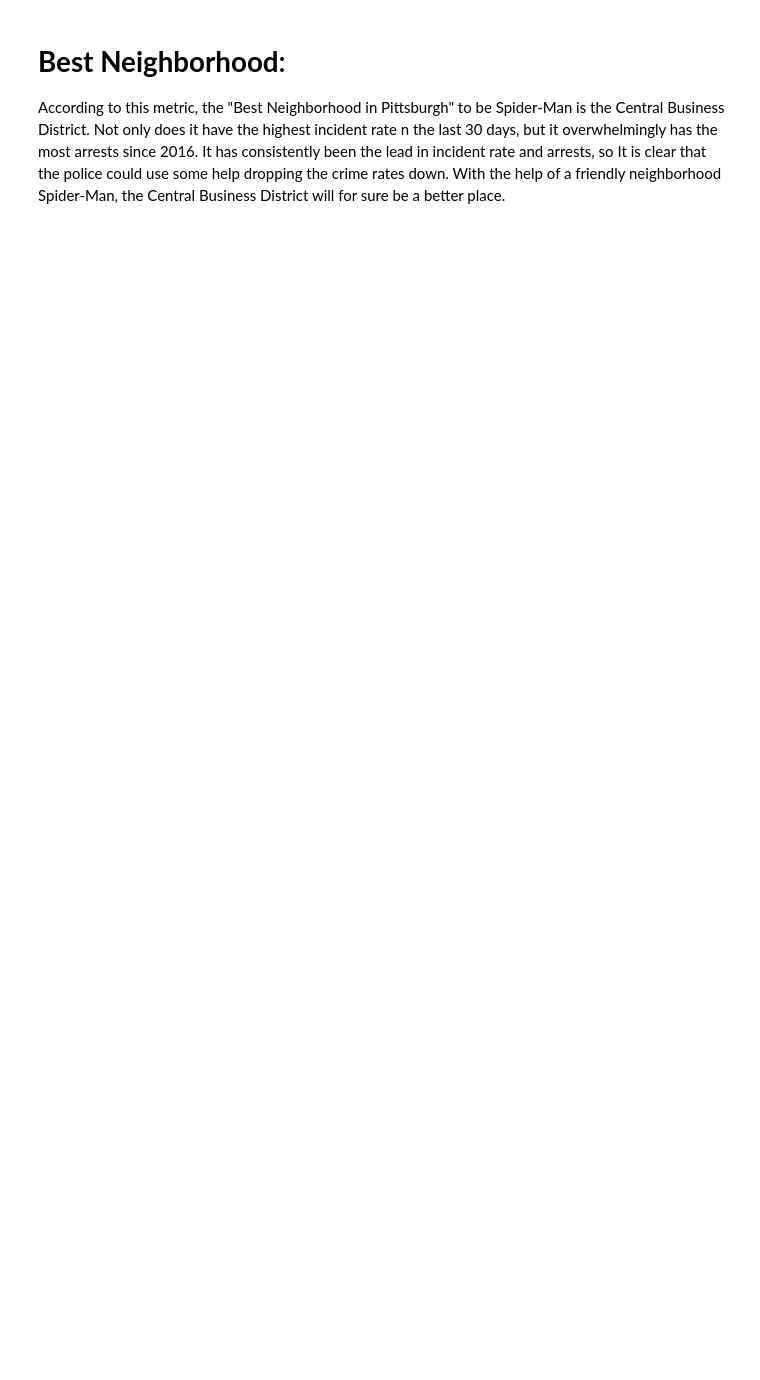
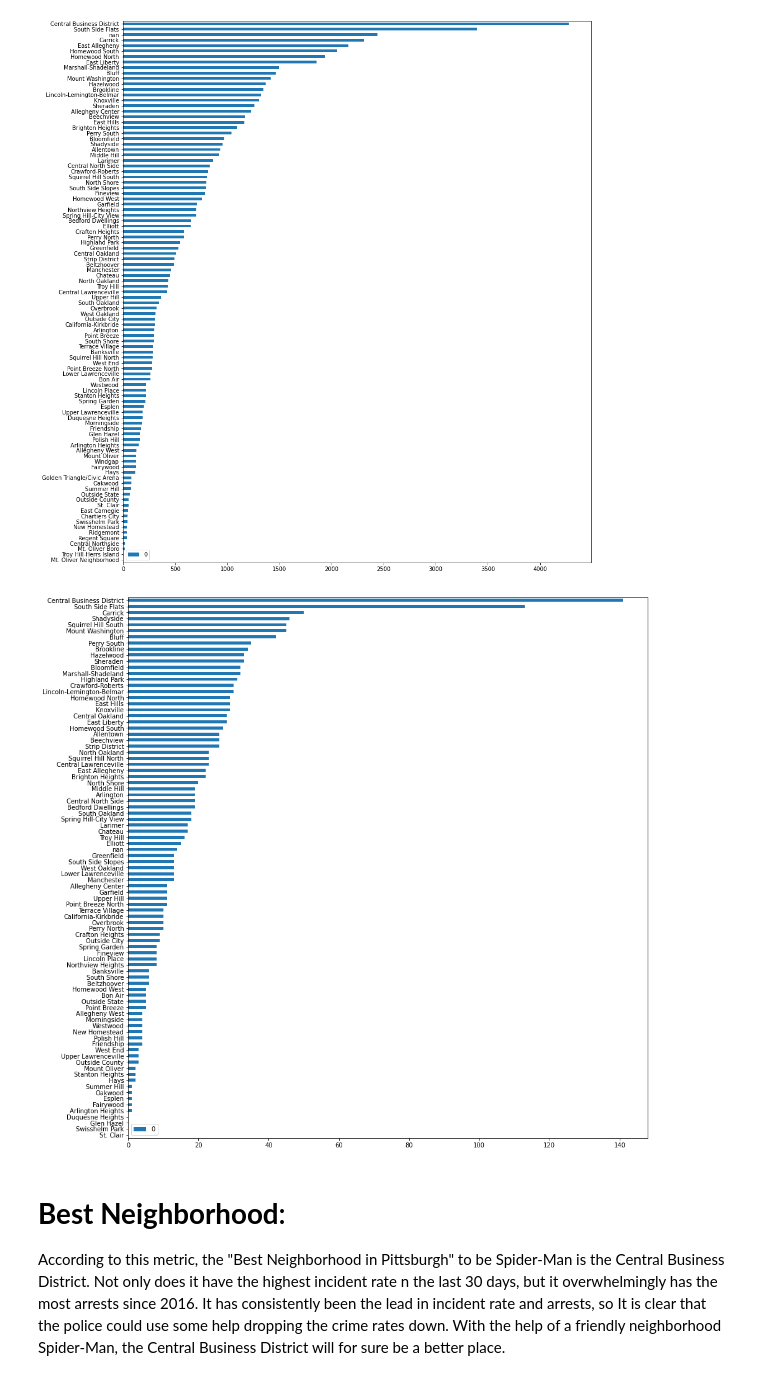
Before and after one commit to ConnorReger/FinalProject, a Jupyter notebook: Connor.ipynb, the cells around one changed output. Saved outputs shown, nothing was run; the diff lists cells and outputs as text; code cells hidden in the pictures; blank space fills up the shorter version.

```diff
--- a/Connor.ipynb
+++ b/Connor.ipynb
@@ -62,16 +34,13 @@ neighborhoods.head(10)
 # %%
-import numpy as np
-%matplotlib inline
-import matplotlib.pyplot as plt
+incidents = pd.read_csv('Incidents.csv')
+data2 = {}
+for index, row in incidents.iterrows():
+    if row.INCIDENTNEIGHBORHOOD in data2:
+        data2[row.INCIDENTNEIGHBORHOOD] = data2[row.INCIDENTNEIGHBORHOOD] + 1
+    else:
+        data2[row.INCIDENTNEIGHBORHOOD] = 0
+neighborhoods2 = pd.DataFrame.from_dict(data2, orient="index")
+neighborhoods2 = neighborhoods2.sort_values(0, ascending = False)
 
-incidents = pd.read_csv('Incidents.csv')
-data = {}
-for index, row in incidents.iterrows():
-    if row.INCIDENTNEIGHBORHOOD in data:
-        data[row.INCIDENTNEIGHBORHOOD] = data[row.INCIDENTNEIGHBORHOOD] + 1
-    else:
-        data[row.INCIDENTNEIGHBORHOOD] = 0
-neighborhoods = pd.DataFrame.from_dict(data, orient="index")
-neighborhoods = neighborhoods.sort_values(0, ascending = True)
-graph = neighborhoods.plot.barh(figsize=(15,neighborhoods.shape[0] * 0.22))
+neighborhoods2.head(10)
 # %% [output]
@@ -79,3 +58,11 @@ graph = neighborhoods.plot.barh(figsize=(15,neighborhoods.shape[0] * 0.22))
+# %%
+neighborhoods = neighborhoods.sort_values(0, ascending = True)
+graph = neighborhoods.plot.barh(figsize=(15,neighborhoods.shape[0] * 0.18))
+neighborhoods2 = neighborhoods2.sort_values(0, ascending = True)
+graph2 = neighborhoods2.plot.barh(figsize=(15,neighborhoods2.shape[0] * 0.18))
+# %% [output]
+[figure, added]
+[figure, added]
 # %% [markdown]
 # **Best Neighborhood**: <br>
    According to this metric, the "Best Neighborhood in Pittsburgh" to be Spider-Man is the Central Business District. Not only does it have the highest incident rate n the last 30 days, but it overwhelmingly has the most arrests since 2016. It has consistently been the lead in incident rate and arrests, so It is clear that the police could use some help dropping the crime rates down. With the help of a friendly neighborhood Spider-Man, the Central Business District will for sure be a better place.
```
Also changed, not shown: parts of 5 cells of this notebook, 2 other files.
